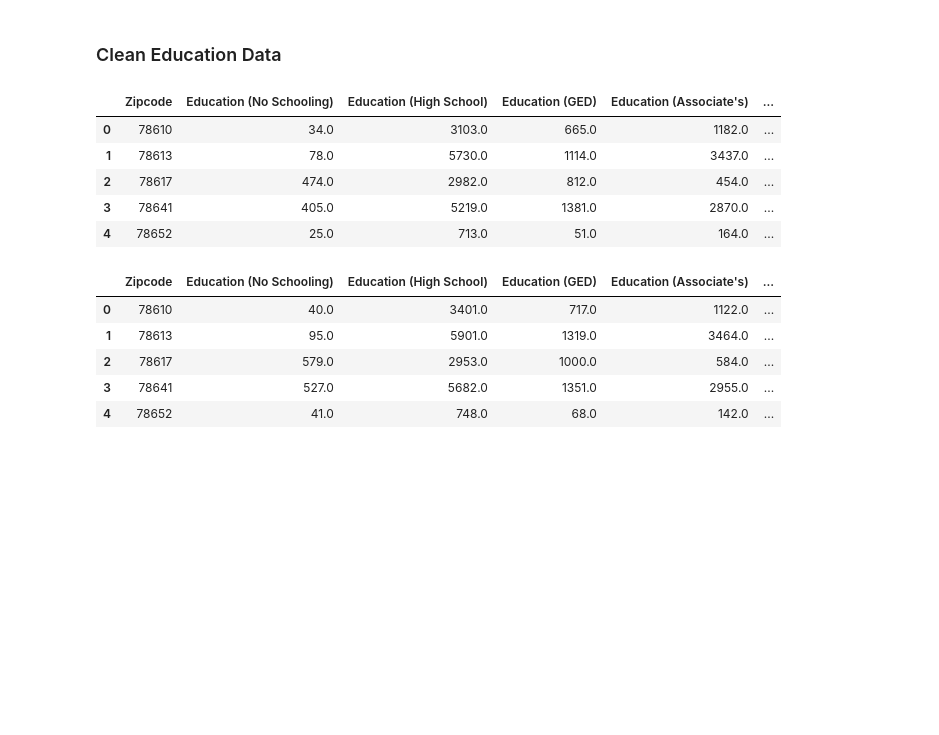
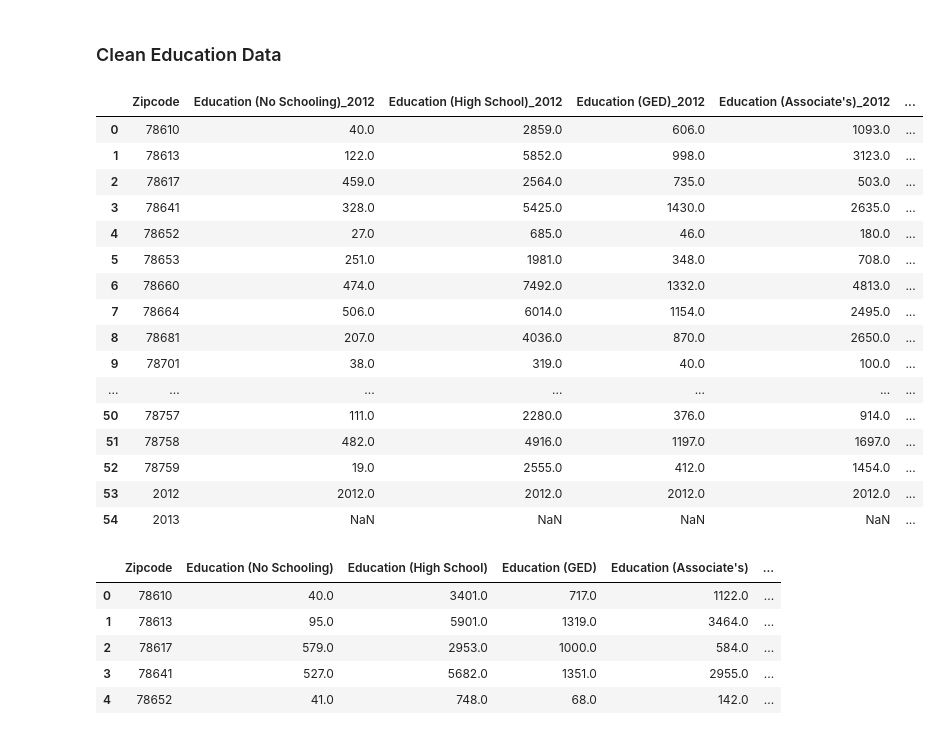
Before and after one commit to travis-tyler/AustinPopulationData, a Jupyter notebook: Rob/Merge Data.ipynb, the cells around one changed output. Cells and saved outputs as stored; diff of their text form; code cells hidden in the pictures; blank space fills up the shorter version.

```diff
--- a/Rob/Merge Data.ipynb
+++ b/Rob/Merge Data.ipynb
@@ -44,8 +44,7 @@ education_df = education_df.rename(columns={"Education (No Schooling)_x": "Educa
                                            "Education (Bachelor's)_x": "Education (Bachelor's)_2012",
                                            "Education (Master's)_x": "Education (Master's)_2012",
                                            "Education (Professional)_x": "Education (Master's)_2012",
-                                           "Education (Doctorate)_x": "Education (Doctorate)_2012",
-                                           "Year_x": "Year_2012"})
+                                           "Education (Doctorate)_x": "Education (Doctorate)_2012"})
 
 # Rename y columns
 education_df = education_df.rename(columns={"Education (No Schooling)_y": "Education (No Schooling)_2013",
@@ -55,17 +54,27 @@ education_df = education_df.rename(columns={"Education (No Schooling)_y": "Educa
                                            "Education (Bachelor's)_y": "Education (Bachelor's)_2013",
                                            "Education (Master's)_y": "Education (Master's)_2013",
                                            "Education (Professional)_y": "Education (Master's)_2013",
-                                           "Education (Doctorate)_y": "Education (Doctorate)_2013",
-                                           "Year_y": "Year_2013"})
+                                           "Education (Doctorate)_y": "Education (Doctorate)_2013"})
-# %%
-ed_2013_df.head()
-# %% [output]
-|  | Zipcode | Education (No Schooling) | Education (High School) | Education (GED) | Education (Associate's) | ... |
-| 0 | 78610 | 34.0 | 3103.0 | 665.0 | 1182.0 | ... |
-| 1 | 78613 | 78.0 | 5730.0 | 1114.0 | 3437.0 | ... |
-| 2 | 78617 | 474.0 | 2982.0 | 812.0 | 454.0 | ... |
-| 3 | 78641 | 405.0 | 5219.0 | 1381.0 | 2870.0 | ... |
-| 4 | 78652 | 25.0 | 713.0 | 51.0 | 164.0 | ... |
+# %%
+education_df
+# %% [output]
+|  | Zipcode | Education (No Schooling)_2012 | Education (High School)_2012 | Education (GED)_2012 | Education (Associate's)_2012 | ... |
+| 0 | 78610 | 40.0 | 2859.0 | 606.0 | 1093.0 | ... |
+| 1 | 78613 | 122.0 | 5852.0 | 998.0 | 3123.0 | ... |
+| 2 | 78617 | 459.0 | 2564.0 | 735.0 | 503.0 | ... |
+| 3 | 78641 | 328.0 | 5425.0 | 1430.0 | 2635.0 | ... |
+| 4 | 78652 | 27.0 | 685.0 | 46.0 | 180.0 | ... |
+| 5 | 78653 | 251.0 | 1981.0 | 348.0 | 708.0 | ... |
+| 6 | 78660 | 474.0 | 7492.0 | 1332.0 | 4813.0 | ... |
+| 7 | 78664 | 506.0 | 6014.0 | 1154.0 | 2495.0 | ... |
+| 8 | 78681 | 207.0 | 4036.0 | 870.0 | 2650.0 | ... |
+| 9 | 78701 | 38.0 | 319.0 | 40.0 | 100.0 | ... |
+| ... | ... | ... | ... | ... | ... | ... |
+| 50 | 78757 | 111.0 | 2280.0 | 376.0 | 914.0 | ... |
+| 51 | 78758 | 482.0 | 4916.0 | 1197.0 | 1697.0 | ... |
+| 52 | 78759 | 19.0 | 2555.0 | 412.0 | 1454.0 | ... |
+| 53 | 2012 | 2012.0 | 2012.0 | 2012.0 | 2012.0 | ... |
+| 54 | 2013 | NaN | NaN | NaN | NaN | ... |
 # %%
 ed_2014_df.head()
 # %% [output]
```
Also changed, not shown: parts of 29 cells of this notebook, 37 other files.
